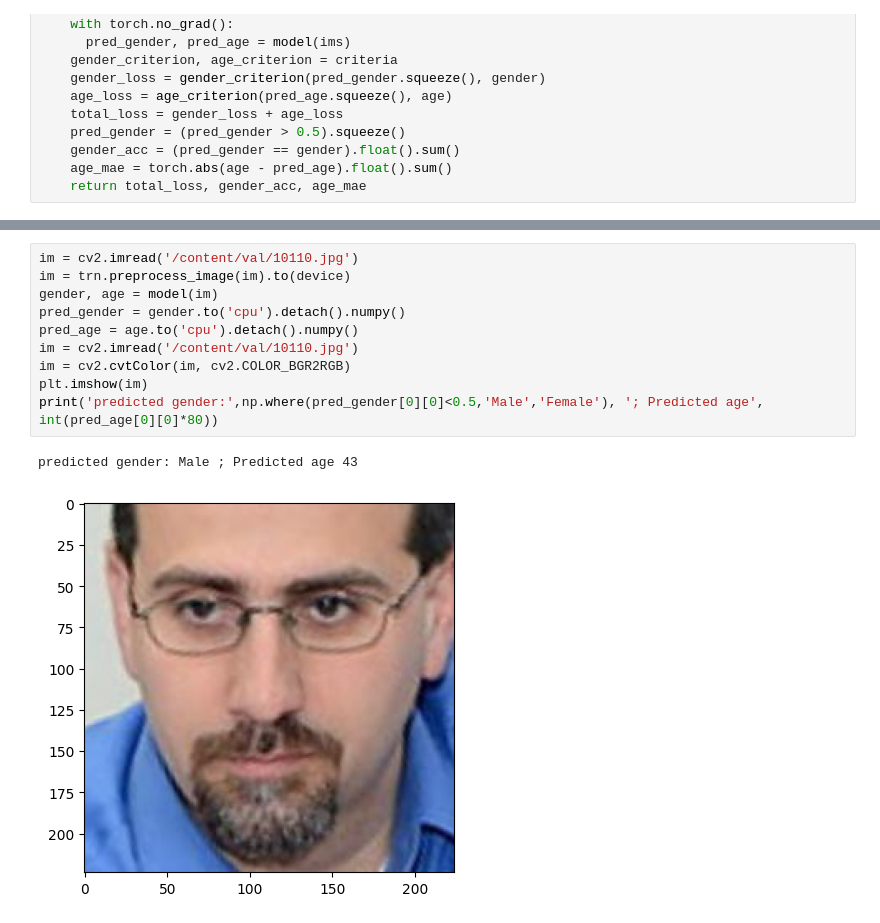
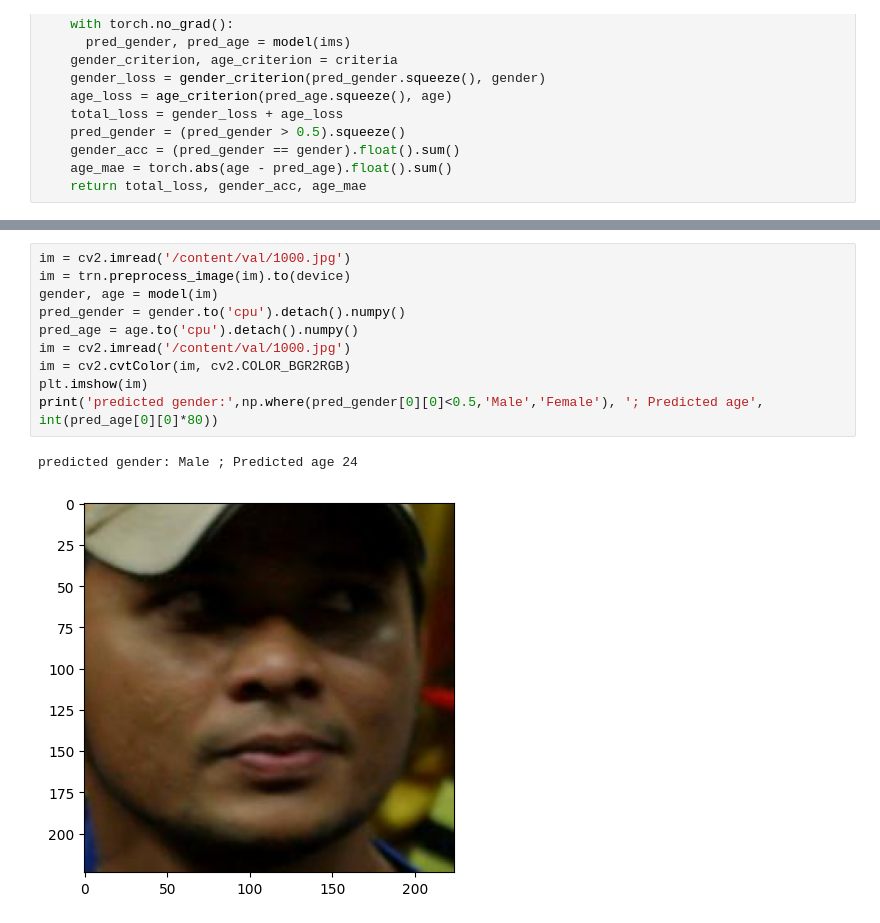
Before and after one commit to Rifath-Mahmud/CVPR, a Jupyter notebook: age_gender_without_torch_snippets.ipynb, the cells around one changed output, grey strips where cells are left out. Drawn from its saved outputs; the diff is of its cells as text.

```diff
--- a/age_gender_without_torch_snippets.ipynb
+++ b/age_gender_without_torch_snippets.ipynb
@@ -278,13 +276,13 @@ plt.show()
 # %%
-im = cv2.imread('/content/val/10110.jpg')
+im = cv2.imread('/content/val/1000.jpg')
 im = trn.preprocess_image(im).to(device)
 gender, age = model(im)
 pred_gender = gender.to('cpu').detach().numpy()
 pred_age = age.to('cpu').detach().numpy()
-im = cv2.imread('/content/val/10110.jpg')
+im = cv2.imread('/content/val/1000.jpg')
 im = cv2.cvtColor(im, cv2.COLOR_BGR2RGB)
 plt.imshow(im)
 print('predicted gender:',np.where(pred_gender[0][0]<0.5,'Male','Female'), '; Predicted age', int(pred_age[0][0]*80))
 # %% [output]
-predicted gender: Male ; Predicted age 43
+predicted gender: Male ; Predicted age 24
-[figure, old version]
+[figure, new version]
```
Also changed, not shown: parts of 3 cells of this notebook.
